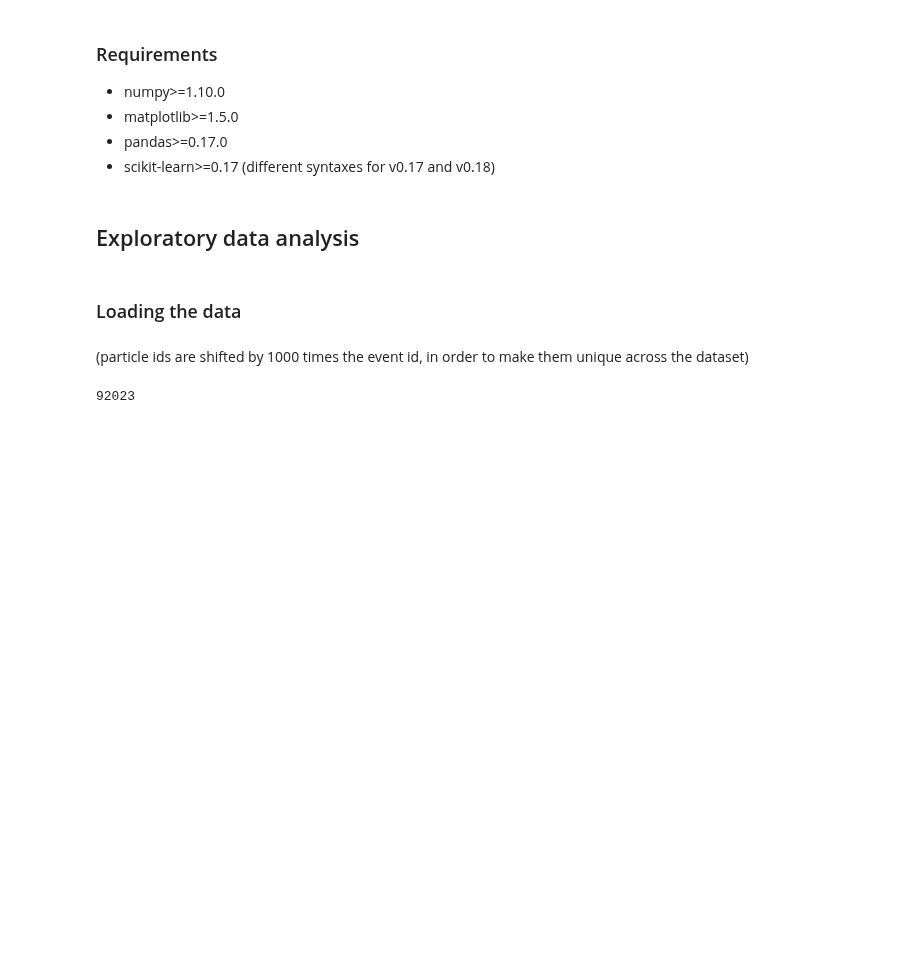
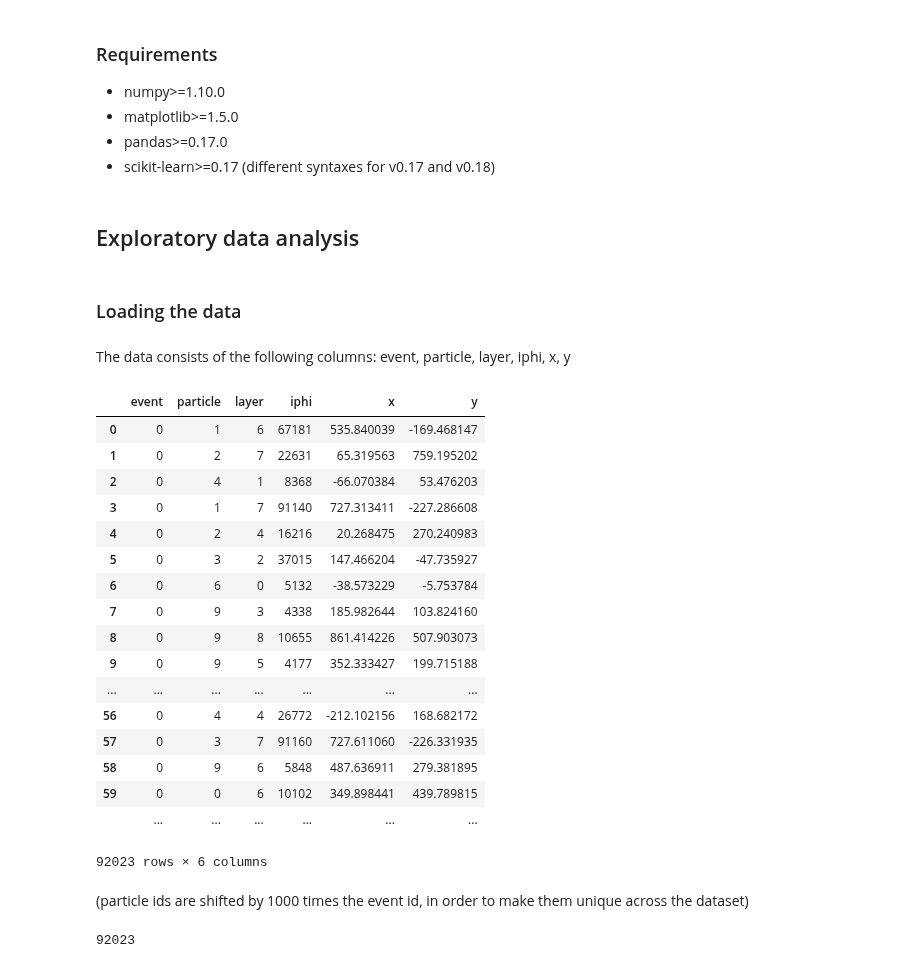
Before and after one commit to LAL/tracking, a Jupyter notebook: starting_kit/notebook_starting_kit.ipynb, the cells around one changed output. Cells and saved outputs as stored; diff of their text form; code cells hidden in the pictures; blank space fills up the shorter version.

```diff
--- a/starting_kit/notebook_starting_kit.ipynb
+++ b/starting_kit/notebook_starting_kit.ipynb
@@ -32 +32,25 @@ import pandas as pd
+# %% [markdown]
+The data consists of the following columns:
+event, particle, layer, iphi, x, y
+# %%
+df
+# %% [output]
+|  | event | particle | layer | iphi | x | y |
+| 0 | 0 | 1 | 6 | 67181 | 535.840039 | -169.468147 |
+| 1 | 0 | 2 | 7 | 22631 | 65.319563 | 759.195202 |
+| 2 | 0 | 4 | 1 | 8368 | -66.070384 | 53.476203 |
+| 3 | 0 | 1 | 7 | 91140 | 727.313411 | -227.286608 |
+| 4 | 0 | 2 | 4 | 16216 | 20.268475 | 270.240983 |
+| 5 | 0 | 3 | 2 | 37015 | 147.466204 | -47.735927 |
+| 6 | 0 | 6 | 0 | 5132 | -38.573229 | -5.753784 |
+| 7 | 0 | 9 | 3 | 4338 | 185.982644 | 103.824160 |
+| 8 | 0 | 9 | 8 | 10655 | 861.414226 | 507.903073 |
+| 9 | 0 | 9 | 5 | 4177 | 352.333427 | 199.715188 |
+| ... | ... | ... | ... | ... | ... | ... |
+| 56 | 0 | 4 | 4 | 26772 | -212.102156 | 168.682172 |
+| 57 | 0 | 3 | 7 | 91160 | 727.611060 | -226.331935 |
+| 58 | 0 | 9 | 6 | 5848 | 487.636911 | 279.381895 |
+| 59 | 0 | 0 | 6 | 10102 | 349.898441 | 439.789815 |
+|  | ... | ... | ... | ... | ... | ... |
+92023 rows × 6 columns
 # %%
```
Also changed, not shown: parts of 21 cells of this notebook, 1 other file.
